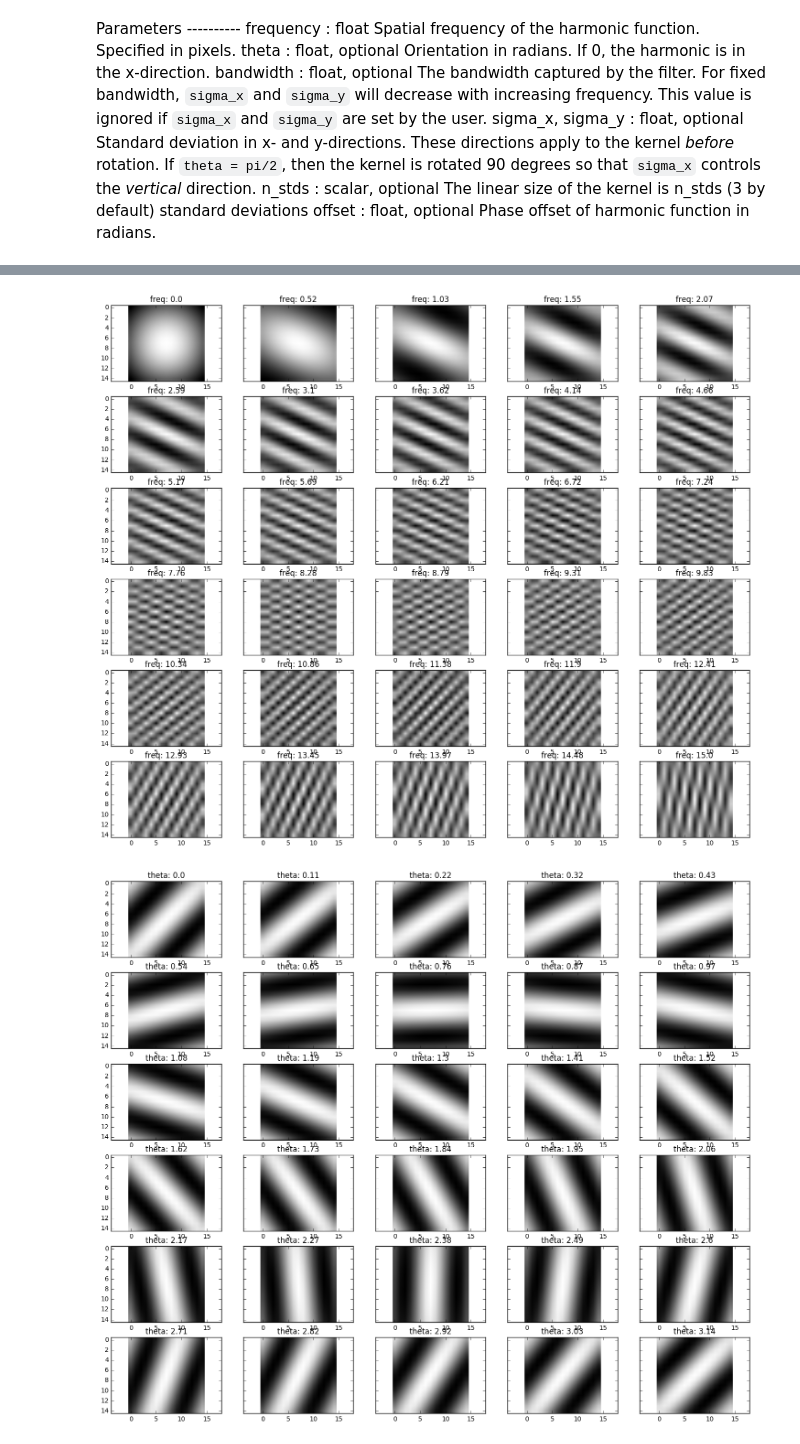
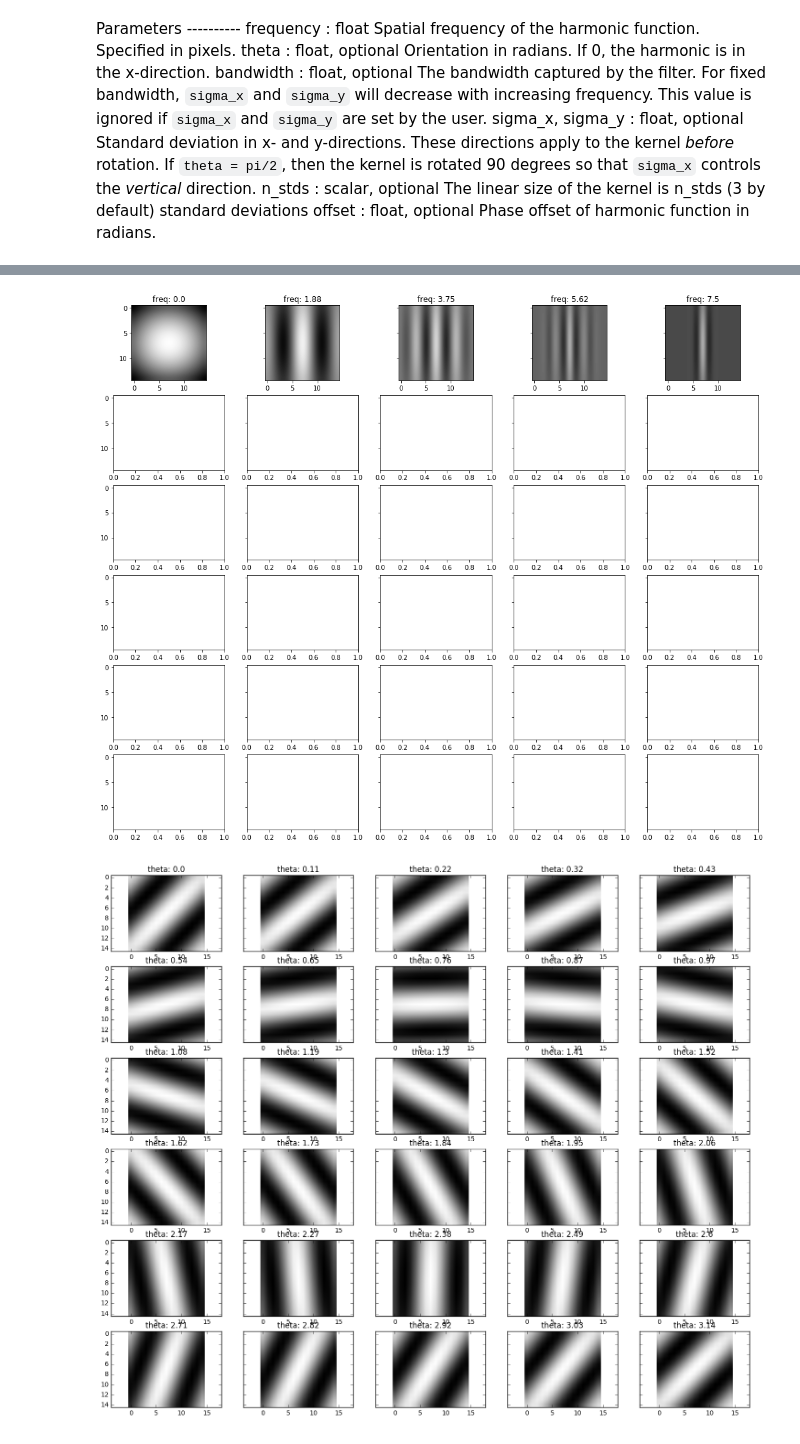
Before and after one commit to iKintosh/GaborNet, a Jupyter notebook: GaborFilter and GaborNet implementation .ipynb, the cells around one changed output, grey strips where cells are left out. Saved outputs shown, nothing was run; the diff lists cells and outputs as text; code cells hidden in the pictures.

```diff
--- a/GaborFilter and GaborNet implementation .ipynb
+++ b/GaborFilter and GaborNet implementation .ipynb
@@ -134,18 +117,18 @@ plt.show()
 # %%
 fig, axs = plt.subplots(6, 5, figsize=(18, 15), sharey=True)
 row = 0
 col = 0
-for i in np.linspace(0,15,30):
-    gkm = myGaborKernel(frequency_x=i, sigma_x = 0.5, sigma_y = 0.5, theta=2, size = 15, psi=0, frequency_y = 1)
-    axs[row, col].imshow(gkm.real, cmap = 'gray')
+for i in np.linspace(0,15/2,5):
+    gkm = myGaborKernel(frequency_x=i, sigma_x = 0.55 - i/15, sigma_y = 0.5, theta=0, size = 15, psi=0, frequency_y = i)
+    axs[row, col].imshow(gkm.real, cmap = 'gray', interpolation = 'bicubic')
     axs[row, col].set_title('freq: '+ str(np.round(i,2)))
     col += 1
     if col > 4:
         col = 0
         row += 1
 plt.show()
 # %% [output]
-[figure, old version]
+[figure, new version]
 # %%
 fig, axs = plt.subplots(6, 5, figsize=(18, 15), sharey=True)
 row = 0
```
Also changed, not shown: parts of 3 cells of this notebook, 36 other files.
